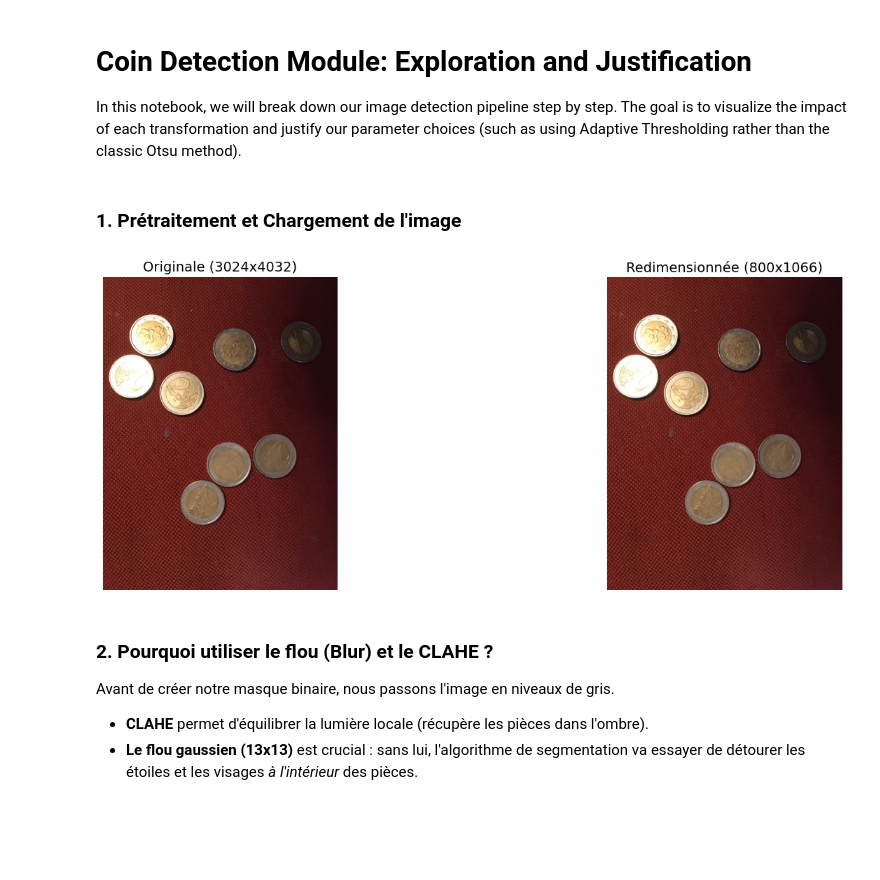
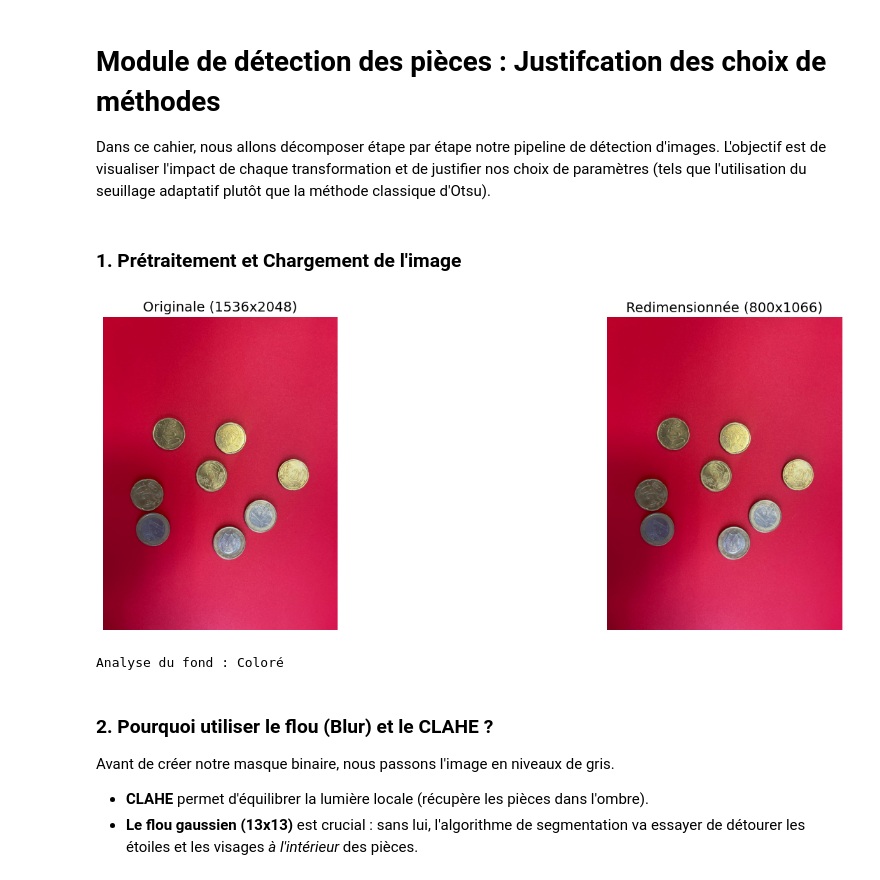
Before and after one commit to Aya-chihoub/Projet-Analyse-img-M1, a Jupyter notebook: notebook_Detection.ipynb, the cells around one changed output. Saved outputs shown, nothing was run; the diff lists cells and outputs as text; code cells hidden in the pictures; blank space fills up the shorter version.

```diff
--- a/notebook_Detection.ipynb
+++ b/notebook_Detection.ipynb
@@ -1,7 +1,7 @@
 # %% [markdown]
-# Coin Detection Module: Exploration and Justification
-In this notebook, we will break down our image detection pipeline step by step.
-The goal is to visualize the impact of each transformation and justify our parameter choices (such as using Adaptive Thresholding rather than the classic Otsu method).
+# Module de détection des pièces : Justifcation des choix de méthodes
+Dans ce cahier, nous allons décomposer étape par étape notre pipeline de détection d'images.
+L'objectif est de visualiser l'impact de chaque transformation et de justifier nos choix de paramètres (tels que l'utilisation du seuillage adaptatif plutôt que la méthode classique d'Otsu).
 # %%
 import cv2
 import numpy as np
@@ -38,22 +34,58 @@ target_width = 800
 # %% [markdown]
 ### 1. Prétraitement et Chargement de l'image
 # %%
-img_path = './data/gp3/3_6.jpg'
+img_path = './data/gp3/3_3.jpg' # CETTE IMAGE EST IDÉALE POUR TESTER : elle a un fond coloré (nappe rouge) et une pièce dans l'ombre, ce qui est parfait pour notre analyse
 img_original = cv2.imread(img_path)
 
 if img_original is None:
     print(f"Erreur: Impossible de charger l'image {img_path}")
 else:
     # 1. Redimensionnement (Preprocess)
     h, w = img_original.shape[:2]
     scale = target_width / w
     new_h = int(h * scale)
     img_resized = cv2.resize(img_original, (target_width, new_h), interpolation=cv2.INTER_AREA)
 
     plot_comparison([img_original, img_resized],
                     [f'Originale ({w}x{h})', f'Redimensionnée ({target_width}x{new_h})'])
+
+# (Issu de la classe CoinDetection, mais on le garde ici pour l'analyse du fond)
+def analyse_background(img):
+    """
+    Samples the outer borders of the image to figure out background characteristics.
+    """
+    h, w = img.shape[:2]
+
+    # Dynamic border thickness: 4% of the shortest side, bounded to a minimum of 5 pixels.
+    b = max(int(min(h, w) * 0.04), 5)
+
+    # Convert to HSV. It separates color intensity (Saturation) and brightness (Value)
+    hsv = cv2.cvtColor(img, cv2.COLOR_BGR2HSV)
+
+    # Grab the pixel indices for the four edges (top, bottom, left, right).
+    idx = np.concatenate([
+        np.ravel_multi_index(np.mgrid[:b, :w], (h, w)).ravel(),
+        np.ravel_multi_index(np.mgrid[h-b:h, :w], (h, w)).ravel(),
+        np.ravel_multi_index(np.mgrid[:h, :b], (h, w)).ravel(),
+        np.ravel_multi_index(np.mgrid[:h, w-b:w], (h, w)).ravel(),
+    ])
+
+    # Flatten the image to apply the 1D indices, extracting just the border pixels.
+    flat = hsv.reshape(-1, 3)
+    border = flat[idx]
+
+    # We use median instead of mean. If a coin touches the edge, a mean would be skewed
+    # Use median to avoid influence of outliers (like a coin touching the border)
+    med_h, med_s, med_v = np.median(border, axis=0)
+
+    is_coloured = med_s > 115  # Threshold to separate "colorful" from "drab/gray"
+
+    return "Coloré" if is_coloured else "Neutre"
+
+print("Analyse du fond :", analyse_background(img_resized))
 # %% [output]
-[figure, old version]
+[figure, new version]
+Analyse du fond : Coloré
 # %% [markdown]
 ### 2. Pourquoi utiliser le flou (Blur) et le CLAHE ?
 Avant de créer notre masque binaire, nous passons l'image en niveaux de gris.
```
Also changed, not shown: parts of 25 cells of this notebook, 10 other files.
